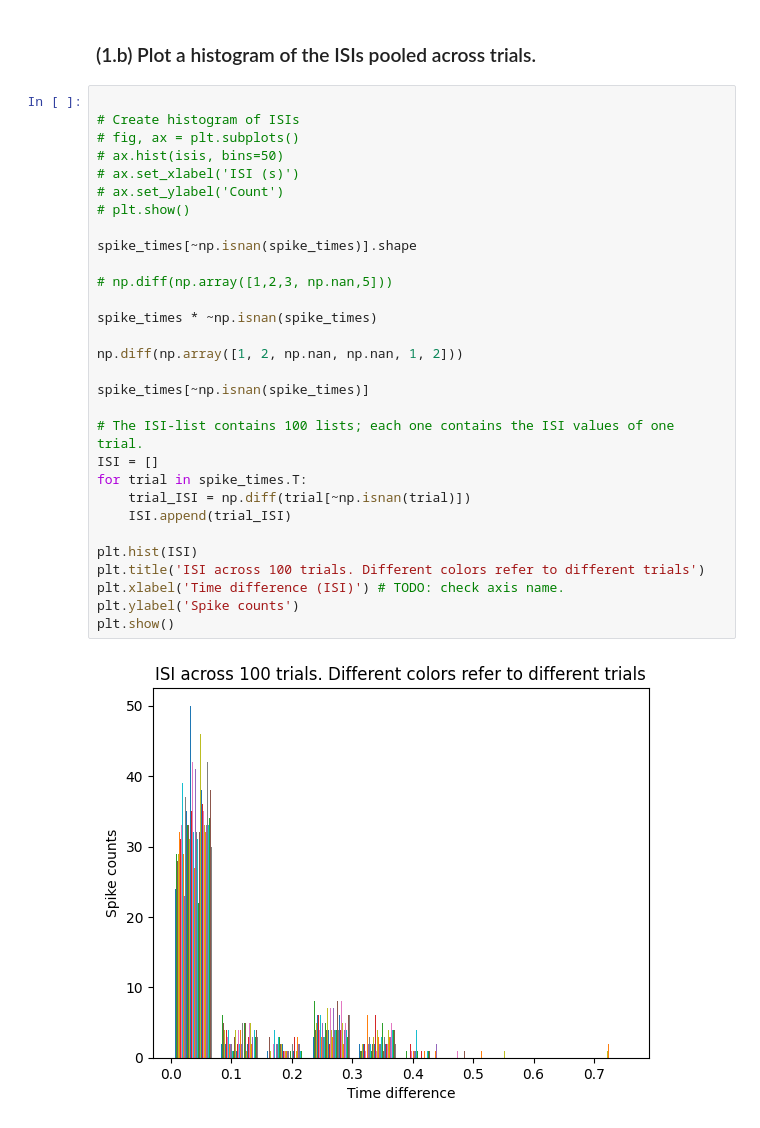
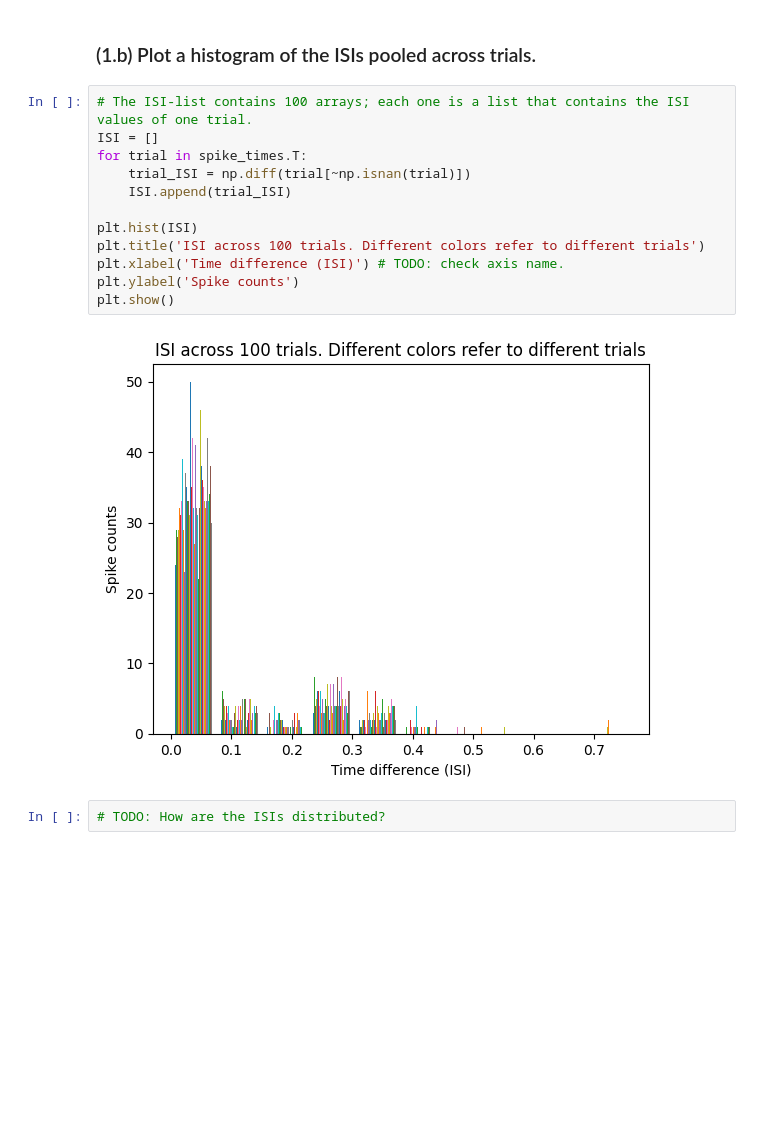
Before and after one commit to Ammar-Elsaeed/AAND-PS, a Jupyter notebook: Problem_Set_3-2023_05_06/AAND-PS3.ipynb, the cells around one changed output. Drawn from its saved outputs; the diff is of its cells as text; blank space fills up the shorter version.

```diff
--- a/Problem_Set_3-2023_05_06/AAND-PS3.ipynb
+++ b/Problem_Set_3-2023_05_06/AAND-PS3.ipynb
@@ -29,34 +30,18 @@ plt.show()
 # %% [markdown]
 ### (1.b) Plot a histogram of the ISIs pooled across trials.
 # %%
-
-# Create histogram of ISIs
-# fig, ax = plt.subplots()
-# ax.hist(isis, bins=50)
-# ax.set_xlabel('ISI (s)')
-# ax.set_ylabel('Count')
-# plt.show()
-
-spike_times[~np.isnan(spike_times)].shape
-
-# np.diff(np.array([1,2,3, np.nan,5]))
-
-spike_times * ~np.isnan(spike_times)
-
-np.diff(np.array([1, 2, np.nan, np.nan, 1, 2]))
-
-spike_times[~np.isnan(spike_times)]
-
-# The ISI-list contains 100 lists; each one contains the ISI values of one trial.
+# The ISI-list contains 100 arrays; each one is a list that contains the ISI values of one trial.
 ISI = []
 for trial in spike_times.T:
     trial_ISI = np.diff(trial[~np.isnan(trial)])
     ISI.append(trial_ISI)
 
 plt.hist(ISI)
 plt.title('ISI across 100 trials. Different colors refer to different trials')
 plt.xlabel('Time difference (ISI)') # TODO: check axis name.
 plt.ylabel('Spike counts')
 plt.show()
 # %% [output]
-[figure, old version]
+[figure, new version]
+# %%
+# TODO: How are the ISIs distributed?
```
Also changed, not shown: parts of 6 cells of this notebook.
